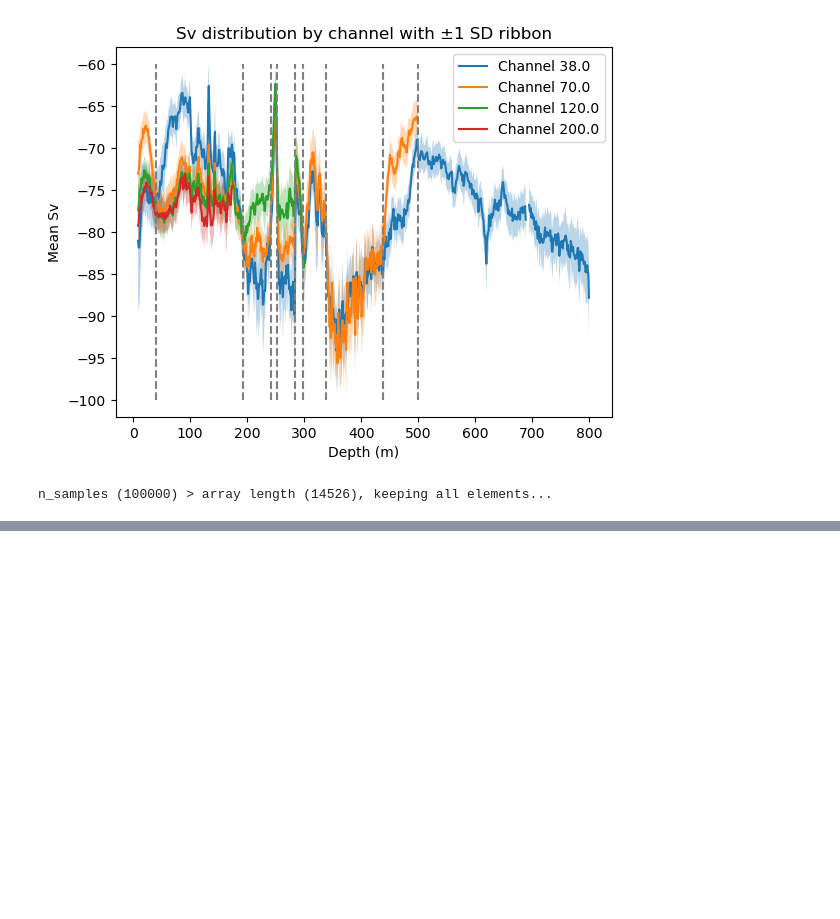
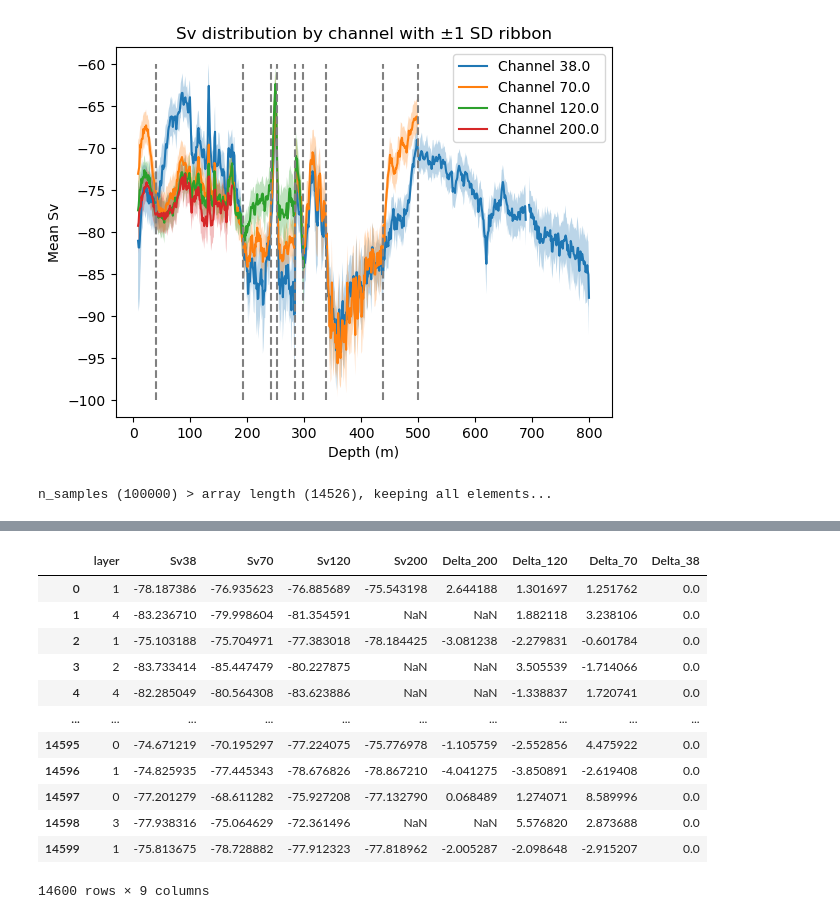
Before and after one commit to gaspardringuenet/acoustic-communities, a Jupyter notebook: notebooks/02-gr-delta-sv-dist-by-layers/02-gr-delta-sv-dist-by-layers.ipynb, the cells around one changed output, grey strips where cells are left out. Drawn from its saved outputs; the diff is of its cells as text; code cells hidden in the pictures; blank space fills up the shorter version.

```diff
--- a/notebooks/02-gr-delta-sv-dist-by-layers/02-gr-delta-sv-dist-by-layers.ipynb
+++ b/notebooks/02-gr-delta-sv-dist-by-layers/02-gr-delta-sv-dist-by-layers.ipynb
@@ -335,0 +338,16 @@ Bhattacharyya distance between layer 5 and 6: 0.090
+# %%
+df
+# %% [output]
+|  | layer | Sv38 | Sv70 | Sv120 | Sv200 | Delta_200 | Delta_120 | Delta_70 | Delta_38 |
+| 0 | 1 | -78.187386 | -76.935623 | -76.885689 | -75.543198 | 2.644188 | 1.301697 | 1.251762 | 0.0 |
+| 1 | 4 | -83.236710 | -79.998604 | -81.354591 | NaN | NaN | 1.882118 | 3.238106 | 0.0 |
+| 2 | 1 | -75.103188 | -75.704971 | -77.383018 | -78.184425 | -3.081238 | -2.279831 | -0.601784 | 0.0 |
+| 3 | 2 | -83.733414 | -85.447479 | -80.227875 | NaN | NaN | 3.505539 | -1.714066 | 0.0 |
+| 4 | 4 | -82.285049 | -80.564308 | -83.623886 | NaN | NaN | -1.338837 | 1.720741 | 0.0 |
+| ... | ... | ... | ... | ... | ... | ... | ... | ... | ... |
+| 14595 | 0 | -74.671219 | -70.195297 | -77.224075 | -75.776978 | -1.105759 | -2.552856 | 4.475922 | 0.0 |
+| 14596 | 1 | -74.825935 | -77.445343 | -78.676826 | -78.867210 | -4.041275 | -3.850891 | -2.619408 | 0.0 |
+| 14597 | 0 | -77.201279 | -68.611282 | -75.927208 | -77.132790 | 0.068489 | 1.274071 | 8.589996 | 0.0 |
+| 14598 | 3 | -77.938316 | -75.064629 | -72.361496 | NaN | NaN | 5.576820 | 2.873688 | 0.0 |
+| 14599 | 1 | -75.813675 | -78.728882 | -77.912323 | -77.818962 | -2.005287 | -2.098648 | -2.915207 | 0.0 |
+14600 rows × 9 columns
```
Also changed, not shown: parts of 9 cells of this notebook, 1 other file.
